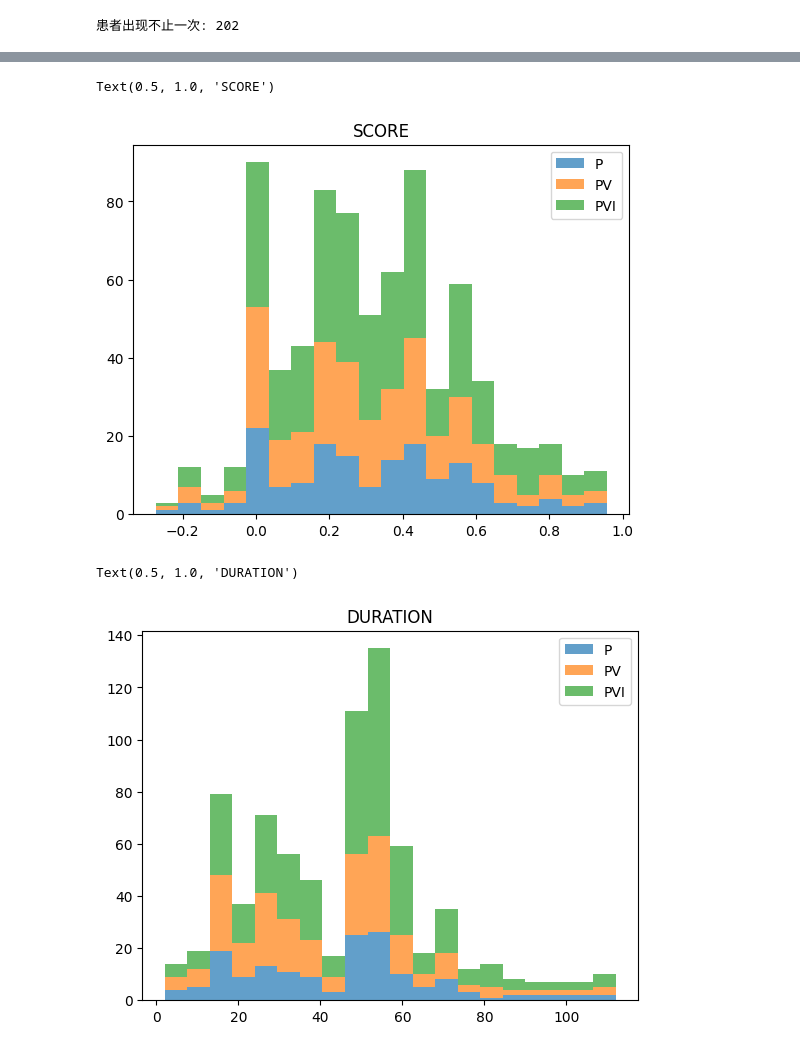
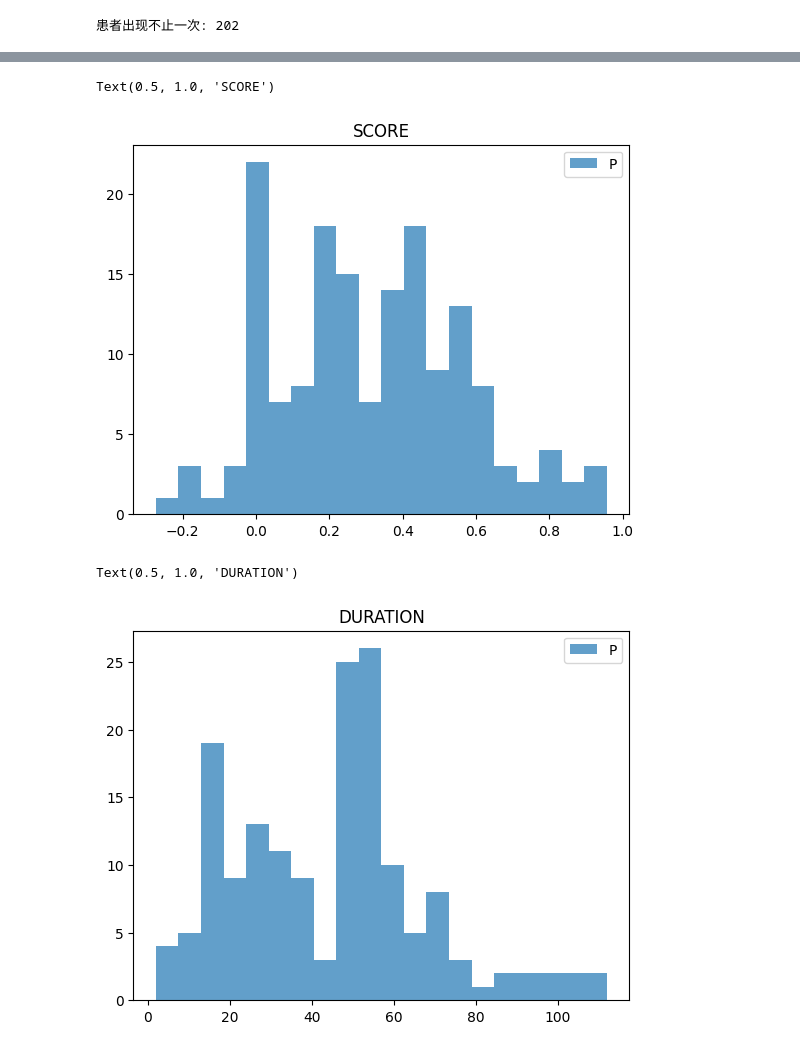
Before and after one commit to Biobots/Levodopa_Parkinson_MRI, a Jupyter notebook: stats.ipynb, the cells around one changed output, grey strips where cells are left out. Saved outputs shown, nothing was run; the diff lists cells and outputs as text; code cells hidden in the pictures.

```diff
--- a/stats.ipynb
+++ b/stats.ipynb
@@ -96,15 +96,15 @@ Text(0.5, 1.0, 'U3 OFF')
 # %%
-plt.hist([data_p['SCORE'], data_pv['SCORE'], data_pvi['SCORE']], 20, label=['P', 'PV', 'PVI'], alpha=0.7, stacked=True)
+plt.hist([data_p['SCORE']], 20, label=['P'], alpha=0.7)
 plt.legend()
 plt.title('SCORE')
 # %% [output]
 Text(0.5, 1.0, 'SCORE')
-[figure, old version]
+[figure, new version]
 # %%
-plt.hist([data_p['DURATION'], data_pv['DURATION'], data_pvi['DURATION']], 20, label=['P', 'PV', 'PVI'], alpha=0.7, stacked=True)
+plt.hist([data_p['DURATION']], 20, label=['P'], alpha=0.7)
 plt.legend()
 plt.title('DURATION')
 # %% [output]
 Text(0.5, 1.0, 'DURATION')
-[figure, old version]
+[figure, new version]
 # %%
```
Also changed, not shown: parts of 3 cells of this notebook, 2 other files.
